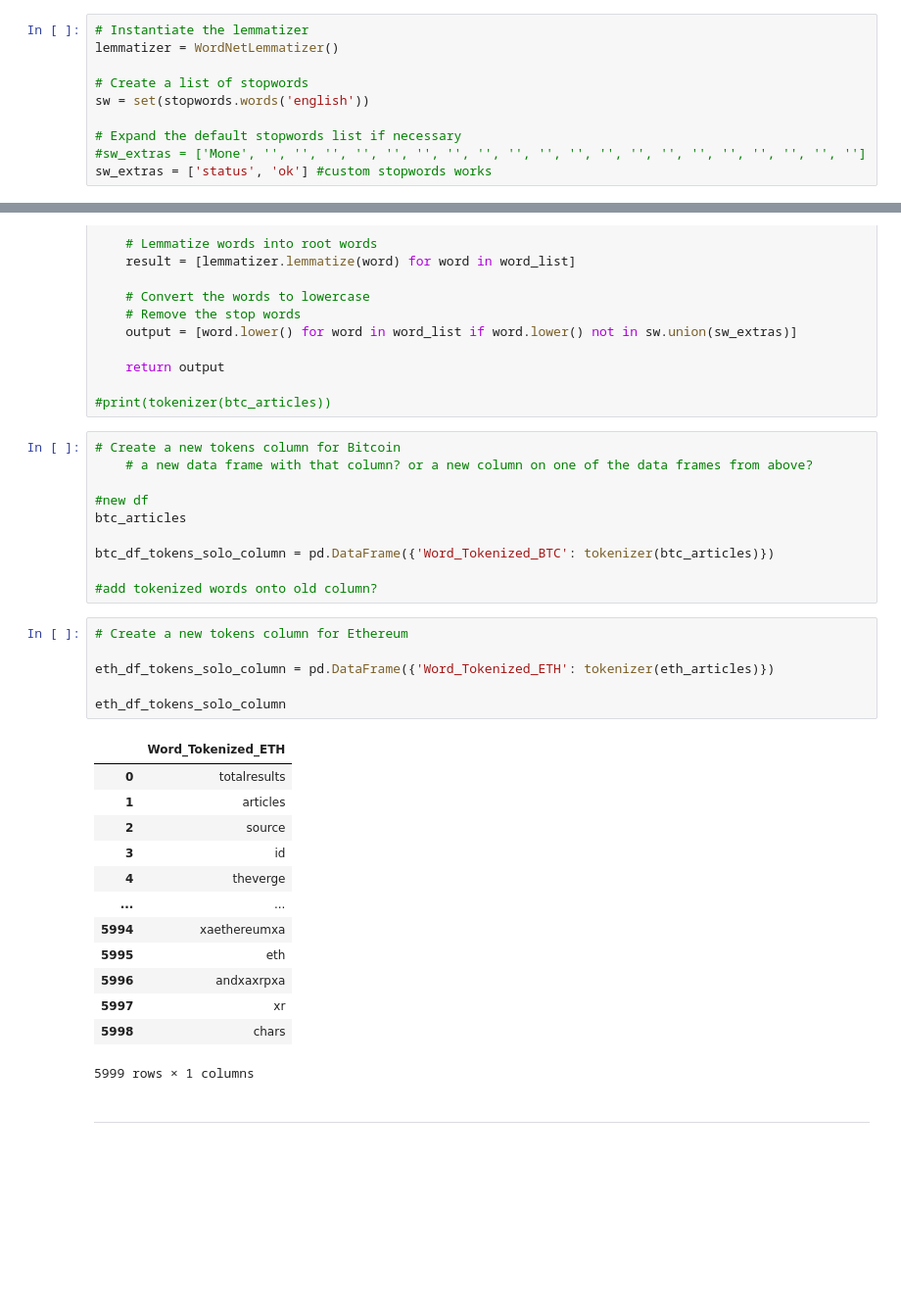
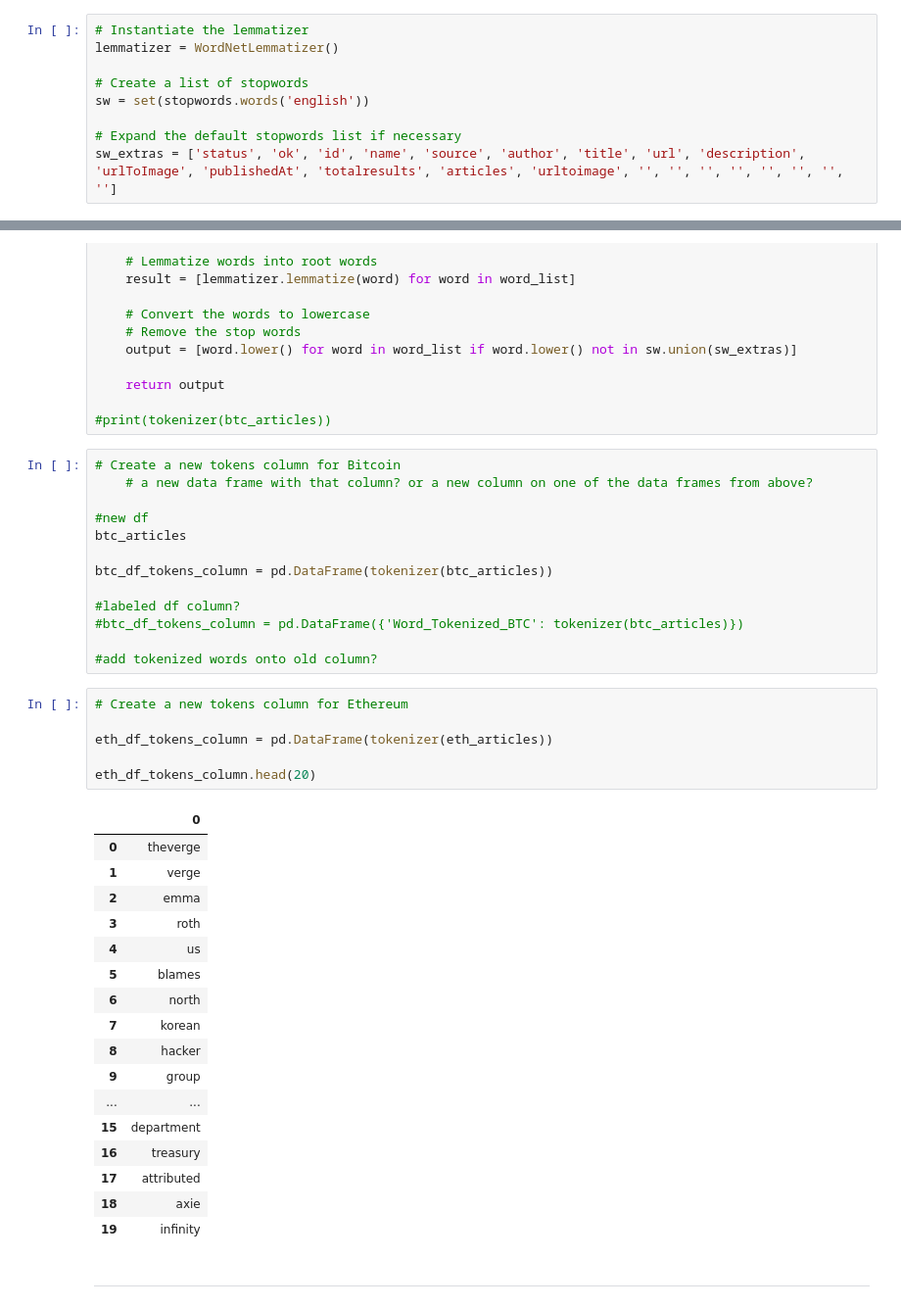
Before and after one commit to keanumanson/NLP-homework, a Jupyter notebook: crypto_sentiment.ipynb, the cells around one changed output, grey strips where cells are left out. Shown: that part at 98% size. Cells and saved outputs as stored; diff of their text form; blank space fills up the shorter version.

```diff
--- a/crypto_sentiment.ipynb
+++ b/crypto_sentiment.ipynb
@@ -281,8 +287,7 @@ lemmatizer = WordNetLemmatizer()
 sw = set(stopwords.words('english'))
 
 # Expand the default stopwords list if necessary
-#sw_extras = ['Mone', '', '', '', '', '', '', '', '', '', '', '', '', '', '', '', '', '', '', '', '']
-sw_extras = ['status', 'ok'] #custom stopwords works
+sw_extras = ['status', 'ok', 'id', 'name', 'source', 'author', 'title', 'url', 'description', 'urlToImage', 'publishedAt', 'totalresults', 'articles', 'urltoimage', '', '', '', '', '', '', '', '']
 # %%
 # Complete the tokenizer function
 def tokenizer(text):
@@ -312,29 +317,36 @@ def tokenizer(text):
 #new df
 btc_articles
 
-btc_df_tokens_solo_column = pd.DataFrame({'Word_Tokenized_BTC': tokenizer(btc_articles)})
+btc_df_tokens_column = pd.DataFrame(tokenizer(btc_articles))
+
+#labeled df column?
+#btc_df_tokens_column = pd.DataFrame({'Word_Tokenized_BTC': tokenizer(btc_articles)})
 
 #add tokenized words onto old column?
 # %%
 # Create a new tokens column for Ethereum
 
-eth_df_tokens_solo_column = pd.DataFrame({'Word_Tokenized_ETH': tokenizer(eth_articles)})
+eth_df_tokens_column = pd.DataFrame(tokenizer(eth_articles))
 
-eth_df_tokens_solo_column
+eth_df_tokens_column.head(20)
 # %% [output]
-|  | Word_Tokenized_ETH |
-| 0 | totalresults |
-| 1 | articles |
-| 2 | source |
-| 3 | id |
-| 4 | theverge |
+|  | 0 |
+| 0 | theverge |
+| 1 | verge |
+| 2 | emma |
+| 3 | roth |
+| 4 | us |
+| 5 | blames |
+| 6 | north |
+| 7 | korean |
+| 8 | hacker |
+| 9 | group |
 | ... | ... |
-| 5994 | xaethereumxa |
-| 5995 | eth |
-| 5996 | andxaxrpxa |
-| 5997 | xr |
-| 5998 | chars |
+| 15 | department |
+| 16 | treasury |
+| 17 | attributed |
+| 18 | axie |
+| 19 | infinity |
-5999 rows × 1 columns
 # %% [markdown]
 ---
 # %% [markdown]
```
Also changed, not shown: parts of 31 cells of this notebook.
